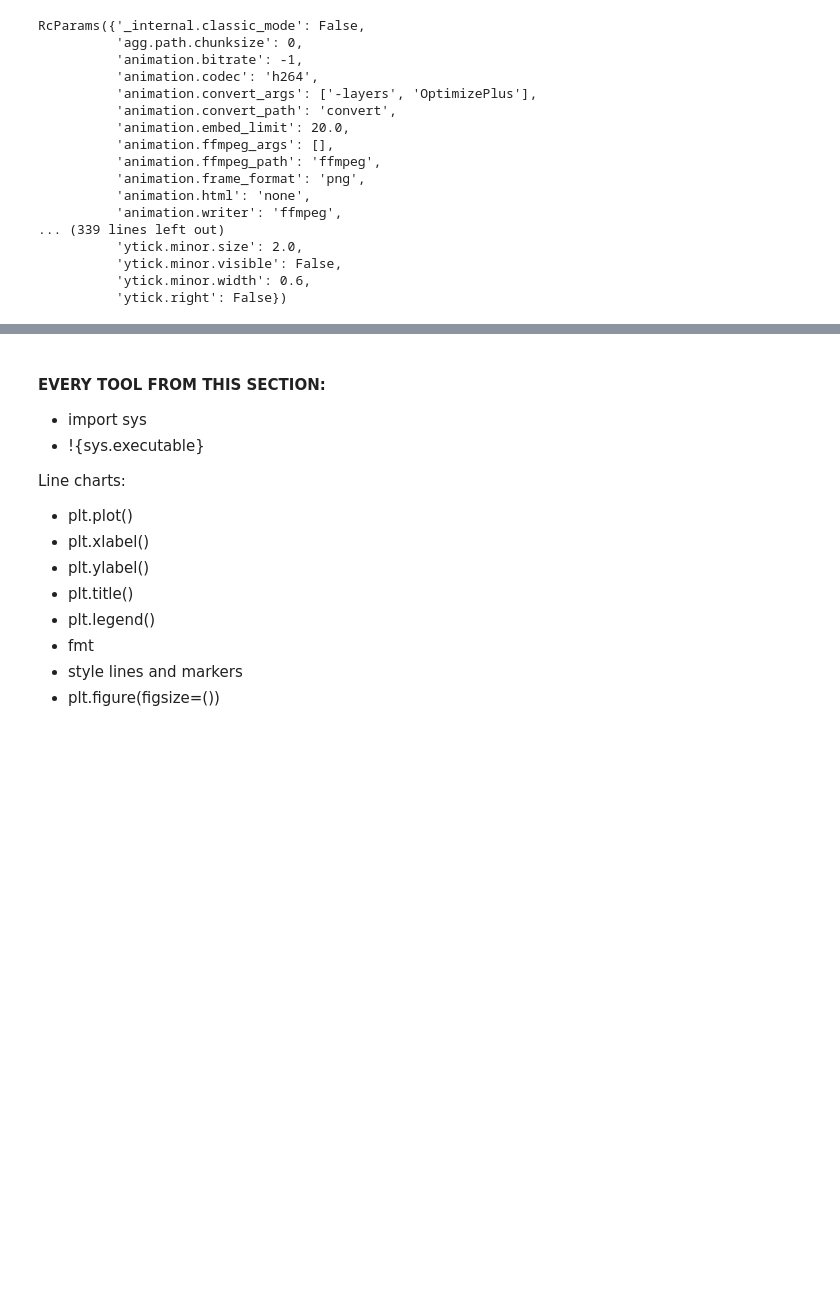
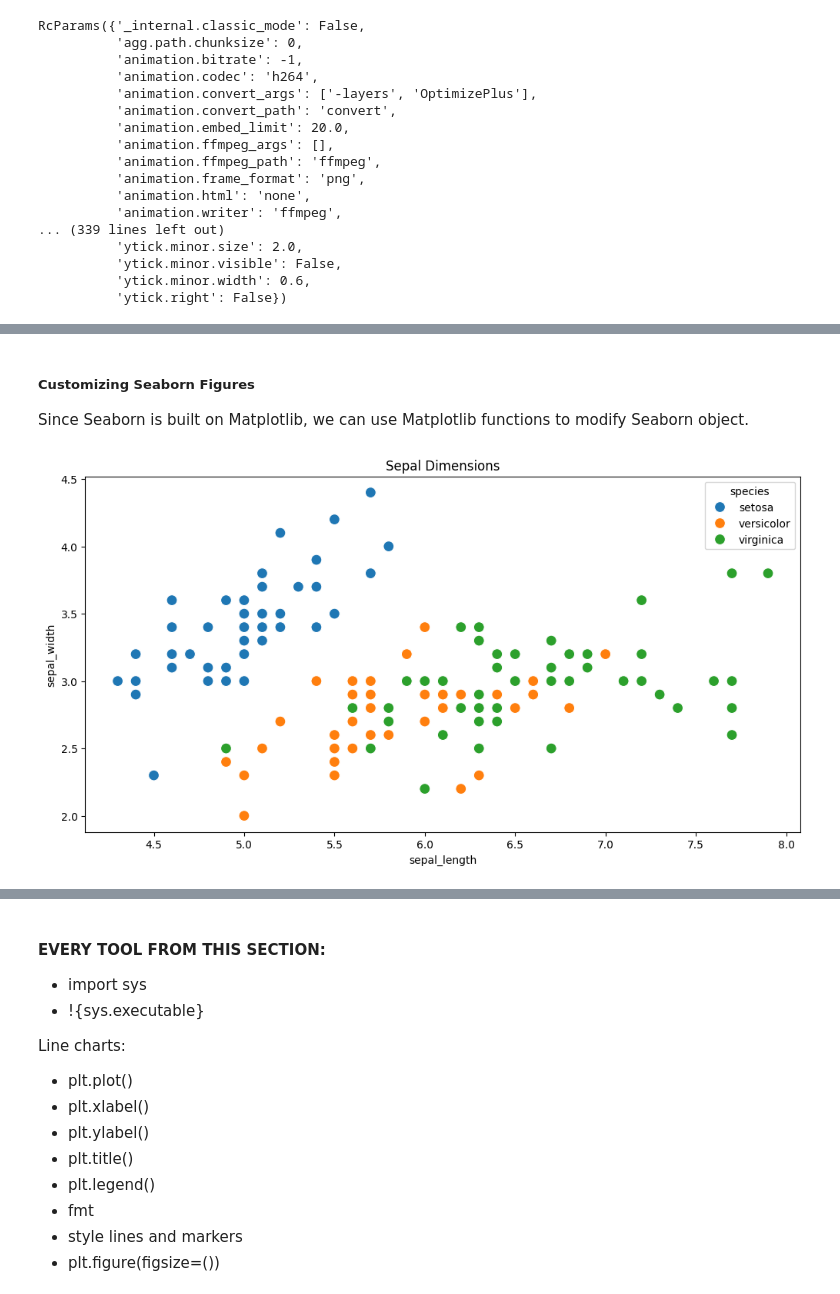
Before and after one commit to veronicasb/data_analysis, a Jupyter notebook: lesson5_visualization.ipynb, the cells around one changed output, grey strips where cells are left out. Drawn from its saved outputs; the diff is of its cells as text; code cells hidden in the pictures; blank space fills up the shorter version.

```diff
--- a/lesson5_visualization.ipynb
+++ b/lesson5_visualization.ipynb
@@ -221,0 +271,12 @@ RcParams({'_internal.classic_mode': False,
+# %% [markdown]
+##### Customizing Seaborn Figures
+Since Seaborn is built on Matplotlib, we can use Matplotlib functions to modify Seaborn object.
+# %%
+plt.figure(figsize=(12,6))
+plt.title('Sepal Dimensions')
+
+sns.scatterplot(x=flowers_df.sepal_length,
+                y=flowers_df.sepal_width,
+                hue=flowers_df.species, s=100);
+# %% [output]
+[figure, added]
```
Also changed, not shown: parts of 13 cells of this notebook.
